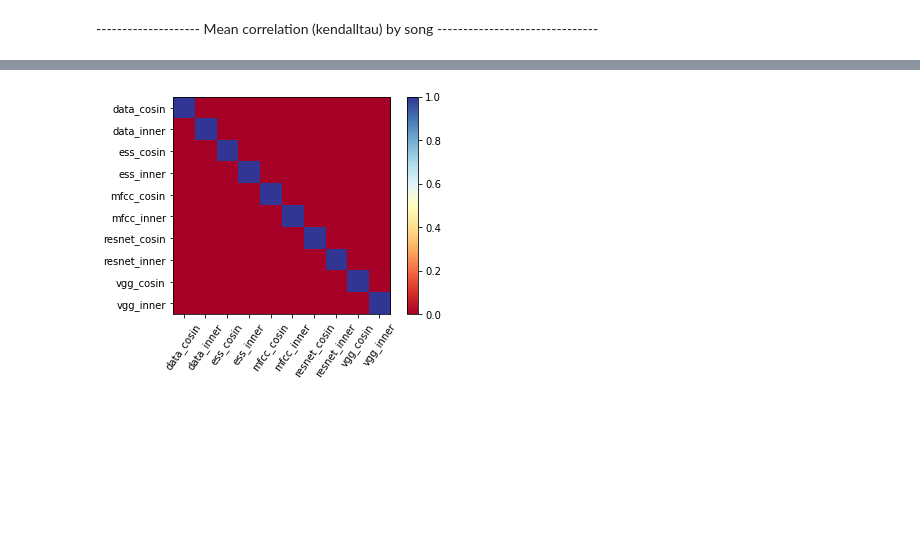
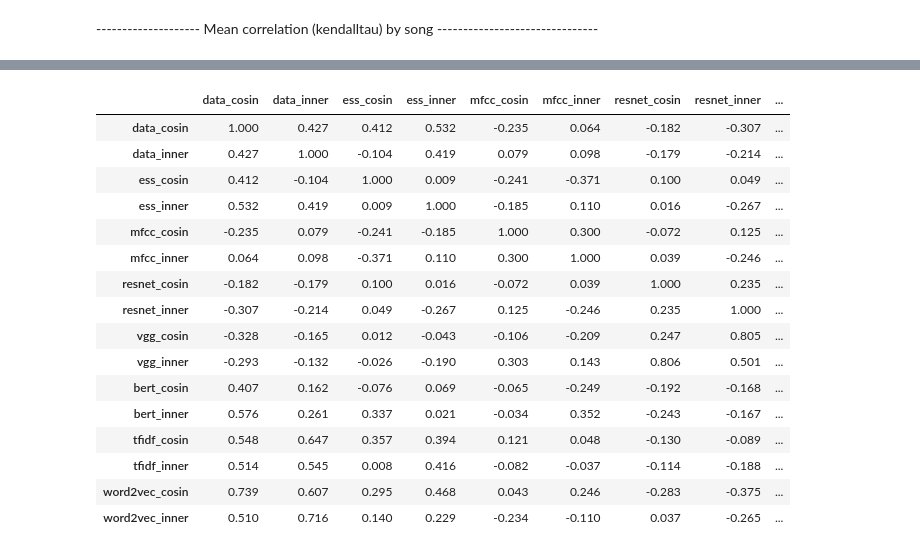
Before and after one commit to 16Bit-Rahil/MMSR_WT22_Group_D, a Jupyter notebook: kendall_tau_correlation.ipynb, the cells around one changed output, grey strips where cells are left out. Saved outputs shown, nothing was run; the diff lists cells and outputs as text; code cells hidden in the pictures; blank space fills up the shorter version.

```diff
--- a/kendall_tau_correlation.ipynb
+++ b/kendall_tau_correlation.ipynb
@@ -264,19 +211,21 @@ corr_df_by_song
-# %%
-plt.imshow(corr_df_by_song, cmap ="RdYlBu")
-
-# Displaying a color bar to understand
-# which color represents which range of data
-plt.colorbar()
-
-# Assigning labels of x-axis
-# according to dataframe
-plt.xticks(range(len(corr_df_by_song)), corr_df_by_song.columns, rotation=55)
-
-# Assigning labels of y-axis
-# according to dataframe
-plt.yticks(range(len(corr_df_by_song)), corr_df_by_song.columns)
-
-# Displaying the figure
-plt.show()
-# %% [output]
-[figure, removed]
+# %%
+correlation_matrix = corr_df_by_song.corr()
+correlation_matrix.style.background_gradient(cmap='RdYlBu', axis=None, vmax = 0.806).set_precision(3).set_properties(**{'text-align': 'center', 'padding': '6px'})
+# %% [output]
+|  | data_cosin | data_inner | ess_cosin | ess_inner | mfcc_cosin | mfcc_inner | resnet_cosin | resnet_inner | ... |
+| data_cosin | 1.000 | 0.427 | 0.412 | 0.532 | -0.235 | 0.064 | -0.182 | -0.307 | ... |
+| data_inner | 0.427 | 1.000 | -0.104 | 0.419 | 0.079 | 0.098 | -0.179 | -0.214 | ... |
+| ess_cosin | 0.412 | -0.104 | 1.000 | 0.009 | -0.241 | -0.371 | 0.100 | 0.049 | ... |
+| ess_inner | 0.532 | 0.419 | 0.009 | 1.000 | -0.185 | 0.110 | 0.016 | -0.267 | ... |
+| mfcc_cosin | -0.235 | 0.079 | -0.241 | -0.185 | 1.000 | 0.300 | -0.072 | 0.125 | ... |
+| mfcc_inner | 0.064 | 0.098 | -0.371 | 0.110 | 0.300 | 1.000 | 0.039 | -0.246 | ... |
+| resnet_cosin | -0.182 | -0.179 | 0.100 | 0.016 | -0.072 | 0.039 | 1.000 | 0.235 | ... |
+| resnet_inner | -0.307 | -0.214 | 0.049 | -0.267 | 0.125 | -0.246 | 0.235 | 1.000 | ... |
+| vgg_cosin | -0.328 | -0.165 | 0.012 | -0.043 | -0.106 | -0.209 | 0.247 | 0.805 | ... |
+| vgg_inner | -0.293 | -0.132 | -0.026 | -0.190 | 0.303 | 0.143 | 0.806 | 0.501 | ... |
+| bert_cosin | 0.407 | 0.162 | -0.076 | 0.069 | -0.065 | -0.249 | -0.192 | -0.168 | ... |
+| bert_inner | 0.576 | 0.261 | 0.337 | 0.021 | -0.034 | 0.352 | -0.243 | -0.167 | ... |
+| tfidf_cosin | 0.548 | 0.647 | 0.357 | 0.394 | 0.121 | 0.048 | -0.130 | -0.089 | ... |
+| tfidf_inner | 0.514 | 0.545 | 0.008 | 0.416 | -0.082 | -0.037 | -0.114 | -0.188 | ... |
+| word2vec_cosin | 0.739 | 0.607 | 0.295 | 0.468 | 0.043 | 0.246 | -0.283 | -0.375 | ... |
+| word2vec_inner | 0.510 | 0.716 | 0.140 | 0.229 | -0.234 | -0.110 | 0.037 | -0.265 | ... |
```
Also changed, not shown: parts of 20 cells of this notebook.
